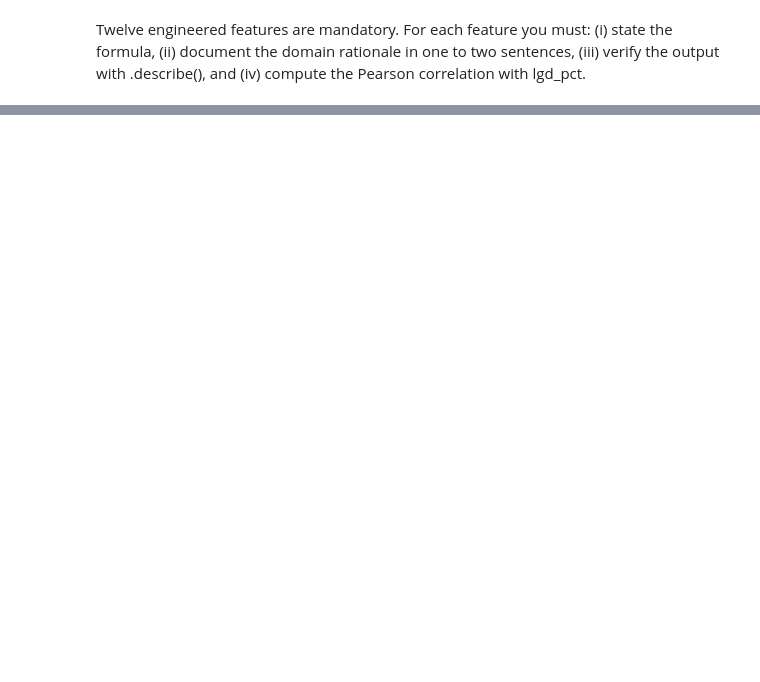
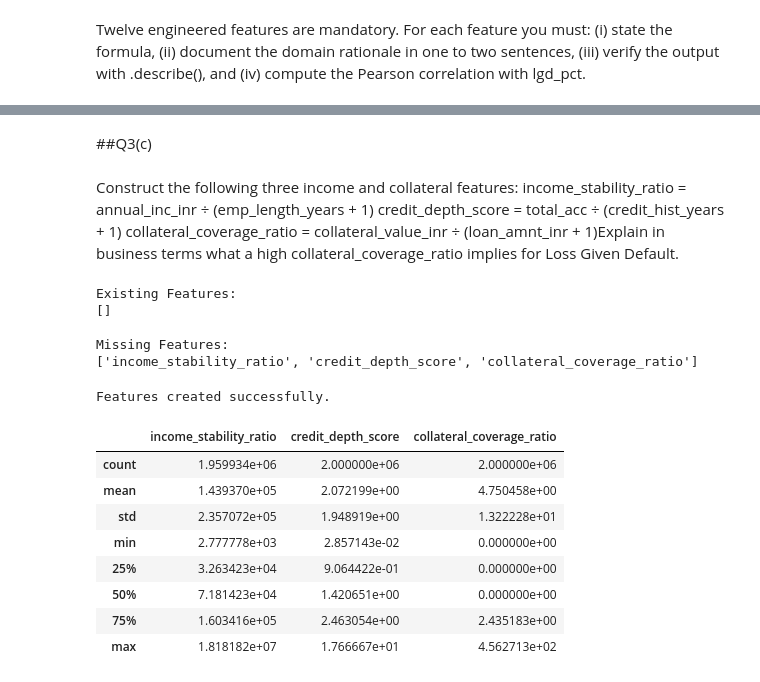
Before and after one commit to Ashwin-kumar-jonjale/EDA, a Jupyter notebook: Finsight_EDA.ipynb, the cells around one changed output, grey strips where cells are left out. Cells and saved outputs as stored; diff of their text form; code cells hidden in the pictures; blank space fills up the shorter version.

```diff
--- a/Finsight_EDA.ipynb
+++ b/Finsight_EDA.ipynb
@@ -2298,0 +2521,68 @@ Twelve engineered features are mandatory. For each feature you must: (i) state t
+# %% [markdown]
+##Q3(c)
+# %% [markdown]
+Construct the following three income and collateral features:  income_stability_ratio  =  annual_inc_inr ÷ (emp_length_years + 1)  credit_depth_score  =  total_acc ÷ (credit_hist_years + 1)  collateral_coverage_ratio  =  collateral_value_inr ÷ (loan_amnt_inr + 1)Explain in business terms what a high collateral_coverage_ratio implies for Loss Given Default.
+# %%
+features_c = [
+    "income_stability_ratio",
+    "credit_depth_score",
+    "collateral_coverage_ratio"
+]
+
+existing = [col for col in features_c if col in master_df.columns]
+missing = [col for col in features_c if col not in master_df.columns]
+
+print("Existing Features:")
+print(existing)
+
+print("\nMissing Features:")
+print(missing)
+# %% [output]
+Existing Features:
+[]
+
+Missing Features:
+['income_stability_ratio', 'credit_depth_score', 'collateral_coverage_ratio']
+# %%
+# Income Stability Ratio
+if "income_stability_ratio" not in master_df.columns:
+    master_df["income_stability_ratio"] = (
+        master_df["annual_inc_inr"] /
+        (master_df["emp_length_years"] + 1)
+    )
+
+# Credit Depth Score
+if "credit_depth_score" not in master_df.columns:
+    master_df["credit_depth_score"] = (
+        master_df["total_acc"] /
+        (master_df["credit_hist_years"] + 1)
+    )
+
+# Collateral Coverage Ratio
+if "collateral_coverage_ratio" not in master_df.columns:
+    master_df["collateral_coverage_ratio"] = (
+        master_df["collateral_value_inr"] /
+        (master_df["loan_amnt_inr"] + 1)
+    )
+
+print("Features created successfully.")
+# %% [output]
+Features created successfully.
+# %%
+master_df[
+    [
+        "income_stability_ratio",
+        "credit_depth_score",
+        "collateral_coverage_ratio"
+    ]
+].describe()
+# %% [output]
+|  | income_stability_ratio | credit_depth_score | collateral_coverage_ratio |
+| count | 1.959934e+06 | 2.000000e+06 | 2.000000e+06 |
+| mean | 1.439370e+05 | 2.072199e+00 | 4.750458e+00 |
+| std | 2.357072e+05 | 1.948919e+00 | 1.322228e+01 |
+| min | 2.777778e+03 | 2.857143e-02 | 0.000000e+00 |
+| 25% | 3.263423e+04 | 9.064422e-01 | 0.000000e+00 |
+| 50% | 7.181423e+04 | 1.420651e+00 | 0.000000e+00 |
+| 75% | 1.603416e+05 | 2.463054e+00 | 2.435183e+00 |
+| max | 1.818182e+07 | 1.766667e+01 | 4.562713e+02 |
```
Also changed, not shown: parts of 36 cells of this notebook.
